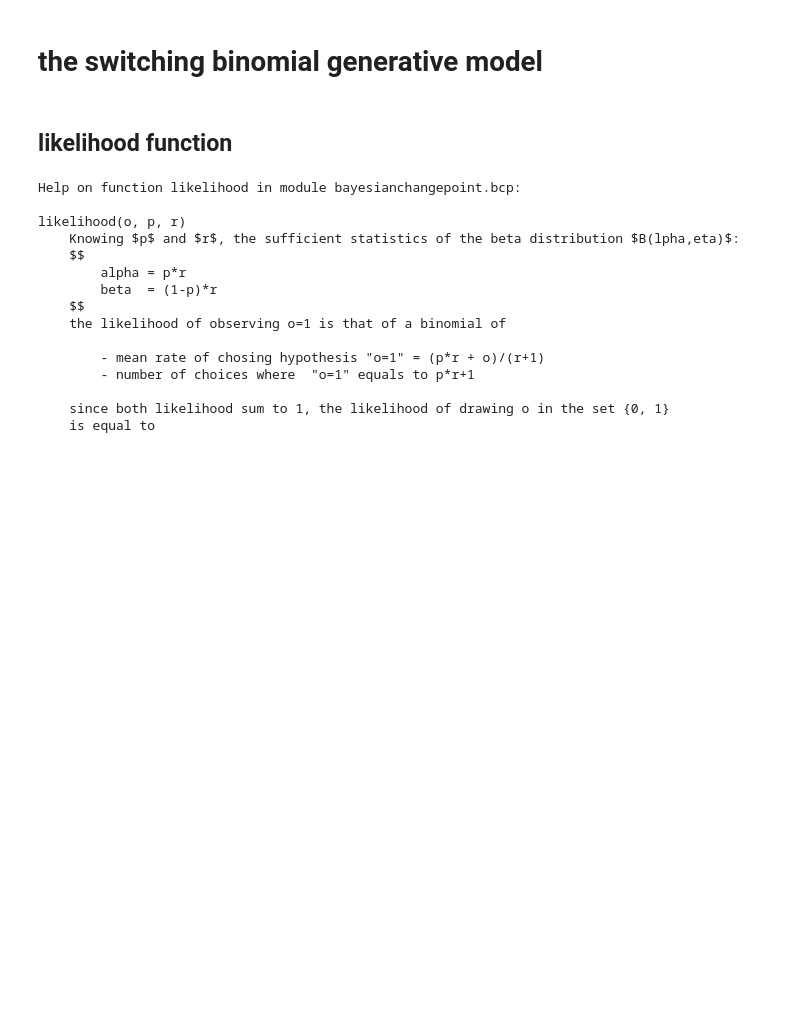
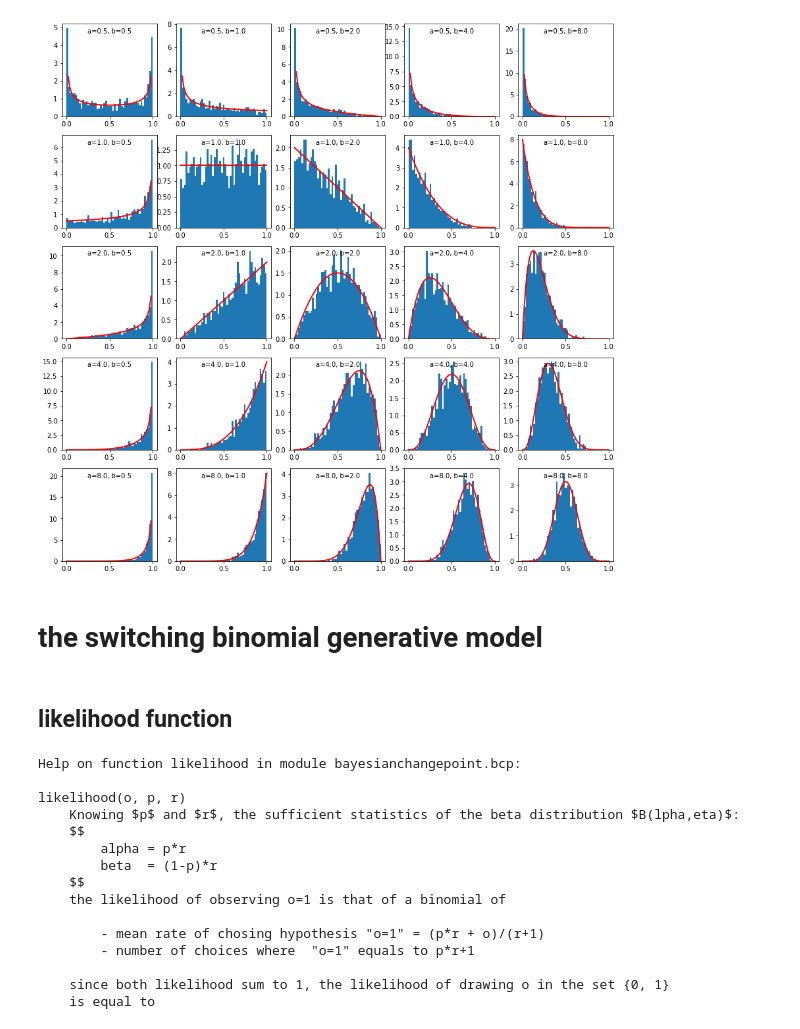
Before and after one commit to laurentperrinet/bayesianchangepoint, a Jupyter notebook: notebooks/A_basics.ipynb, the cells around one changed output. Cells and saved outputs as stored; diff of their text form; code cells hidden in the pictures; blank space fills up the shorter version.

```diff
--- a/notebooks/A_basics.ipynb
+++ b/notebooks/A_basics.ipynb
@@ -8,6 +8,22 @@ np.set_printoptions(edgeitems=20, precision=3, linewidth=160)
 import matplotlib.pyplot as plt
 fig_width = 12
 %matplotlib inline
+# %%
+# beta
+from scipy.stats import beta
+a_s, b_s = (2**np.arange(5))*.5, (2**np.arange(5))*.5
+fig, axs = plt.subplots(len(a_s), len(b_s), figsize=(15, 15))
+bins = np.linspace(0, 1, 50)
+for i_a, a in enumerate(a_s):
+    for i_b, b in enumerate(b_s):
+        ax = axs[i_a, i_b]
+        s = np.random.beta(a, b, 1000)
+        ax.hist(s, bins=bins, normed=True)
+        ax.plot(bins, beta.pdf(bins, a, b), 'r', lw=2)
+        ax.text(.5, .9, f"a={a}, b={b}", horizontalalignment='center', transform = ax.transAxes)
+plt.show()
+# %% [output]
+[figure, added]
 # %% [markdown]
 
 # the switching binomial generative model
```
Also changed, not shown: 1 other file.
